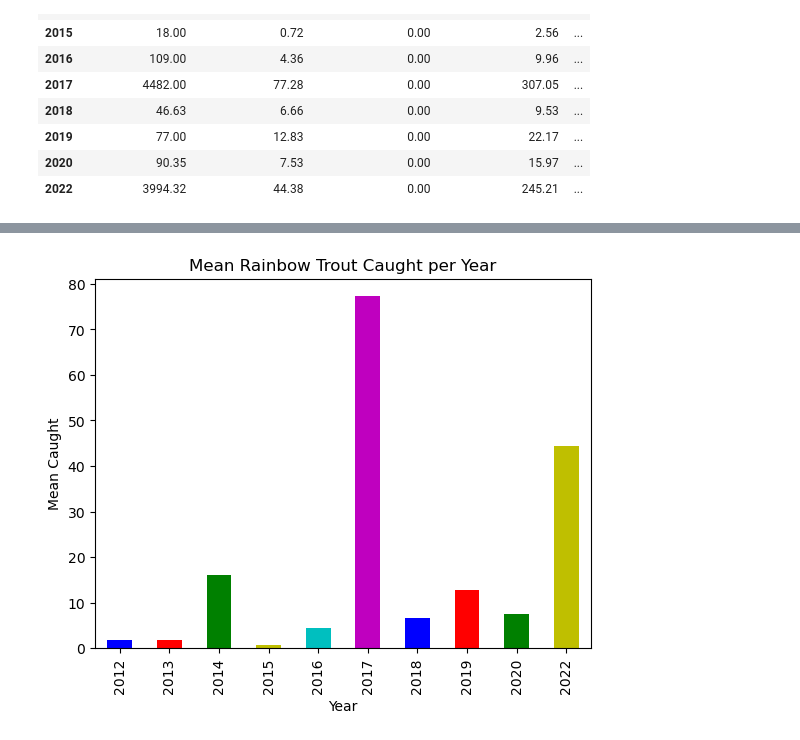
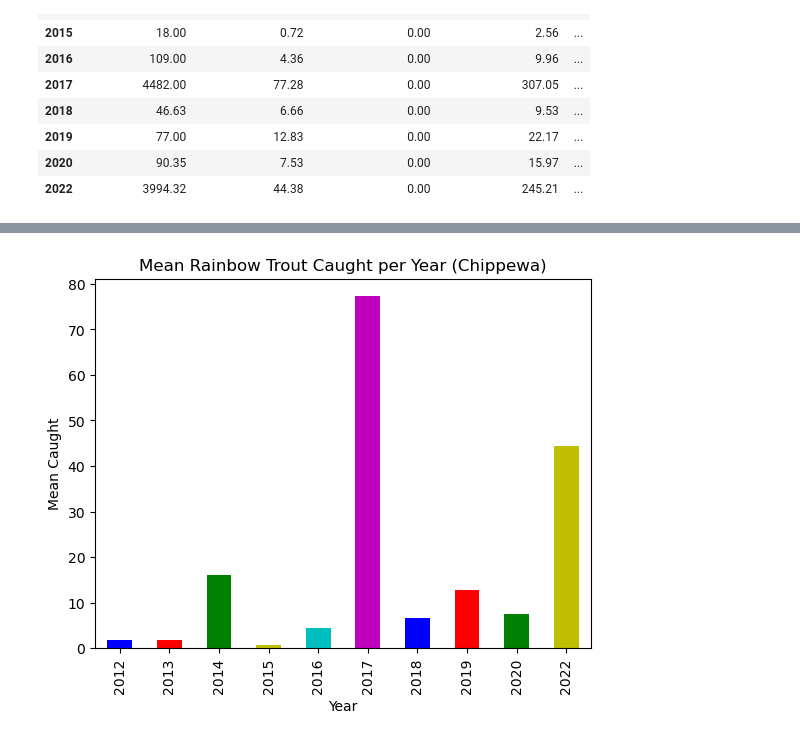
Before and after one commit to jules-krohn/Project1_Group7, a Jupyter notebook: FishingDataCode 1.ipynb, the cells around one changed output, grey strips where cells are left out. Drawn from its saved outputs; the diff is of its cells as text; code cells hidden in the pictures.

```diff
--- a/FishingDataCode 1.ipynb
+++ b/FishingDataCode 1.ipynb
@@ -179,11 +344,11 @@ plt.show()
 # %%
 
 plt.xlabel('Year')
 plt.ylabel('Mean Caught')
-plt.title('Mean Rainbow Trout Caught per Year')
+plt.title('Mean Rainbow Trout Caught per Year (Chippewa)')
 plt.xticks(rotation=45)
 my_colors = list(islice(cycle(['b', 'r', 'g', 'y', 'c', 'm']), None, len(rainchipm)))
 rainchipm.plot.bar(color = my_colors)
 plt.show()
 # %% [output]
-[figure, old version]
+[figure, new version]
```
Also changed, not shown: parts of 13 cells of this notebook, 2 other files.
